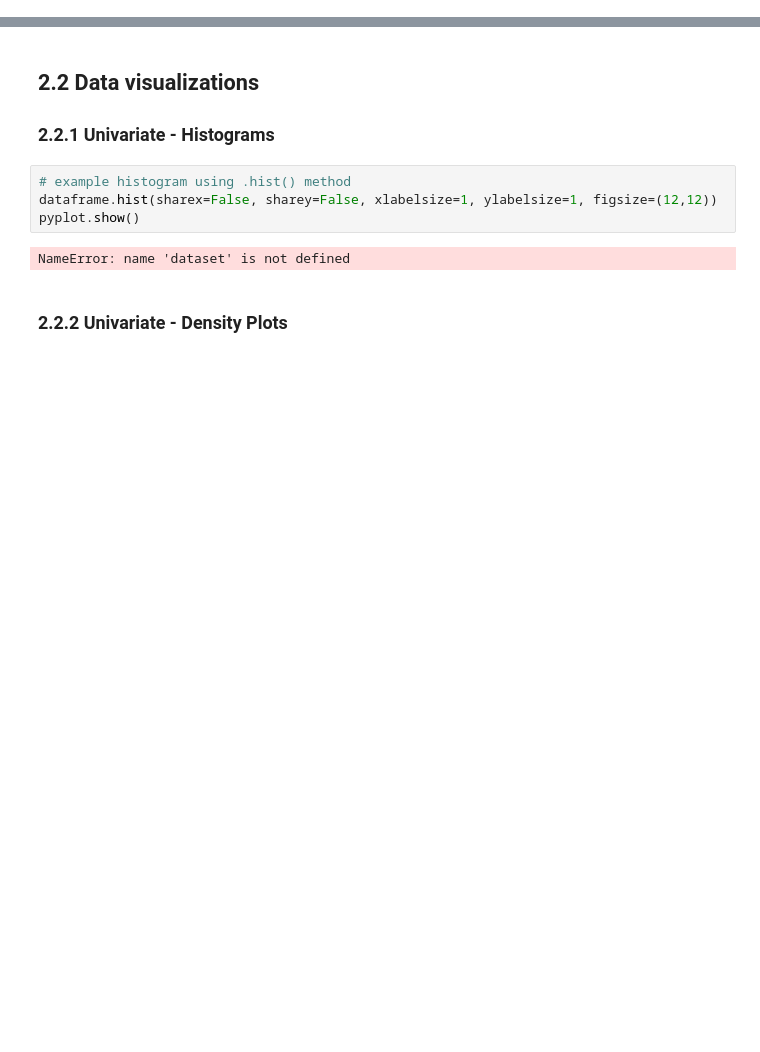
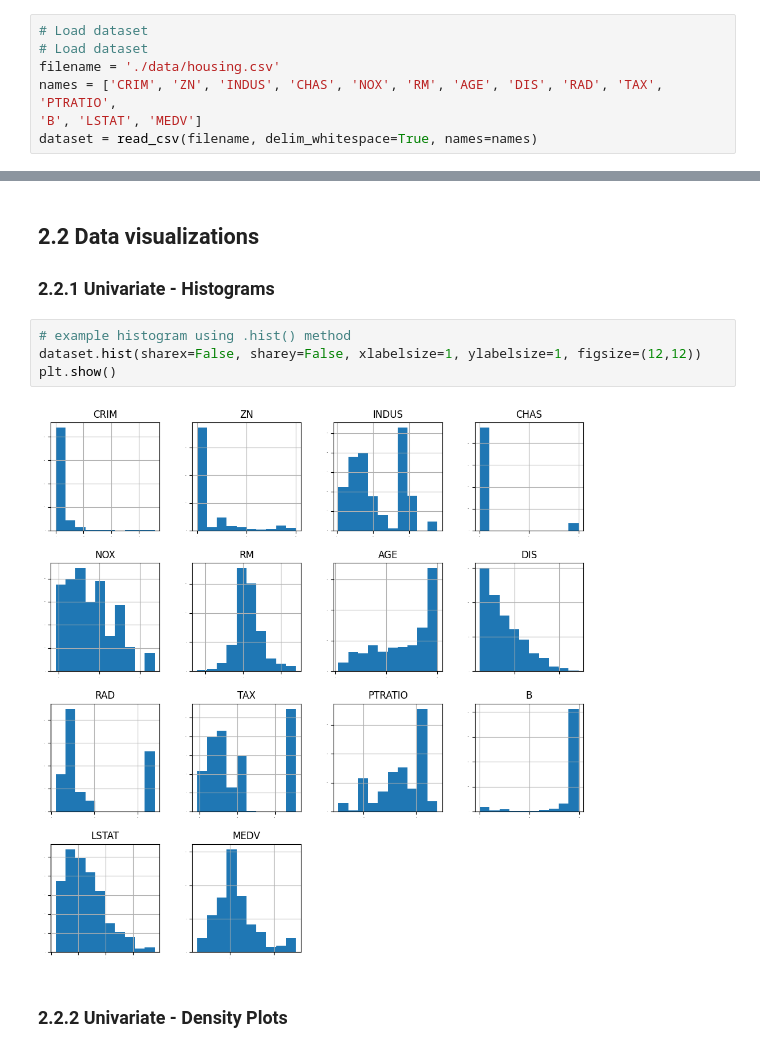
Before and after one commit to philmonaco/ml-notebook-templates, a Jupyter notebook: regression-template.ipynb, the cells around one changed output, grey strips where cells are left out. Cells and saved outputs as stored; diff of their text form; blank space fills up the shorter version.

Commit message:
add data directory and update regression template

```diff
--- a/regression-template.ipynb
+++ b/regression-template.ipynb
@@ -65,3 +81,10 @@
+# %%
+# Load dataset
+# Load dataset
+filename = './data/housing.csv'
+names = ['CRIM', 'ZN', 'INDUS', 'CHAS', 'NOX', 'RM', 'AGE', 'DIS', 'RAD', 'TAX', 'PTRATIO',
+'B', 'LSTAT', 'MEDV']
+dataset = read_csv(filename, delim_whitespace=True, names=names)
 # %% [markdown]
 # 2. Summarize Data
 ## 2.1 Descriptive statistics
@@ -93,10 +204,10 @@
 ### 2.2.1 Univariate - Histograms
 # %%
 # example histogram using .hist() method
-dataframe.hist(sharex=False, sharey=False, xlabelsize=1, ylabelsize=1, figsize=(12,12))
-pyplot.show()
+dataset.hist(sharex=False, sharey=False, xlabelsize=1, ylabelsize=1, figsize=(12,12))
+plt.show()
 # %% [output]
-NameError: name 'dataset' is not defined
+[figure, added]
 # %% [markdown]
 ### 2.2.2 Univariate - Density Plots
 # %%
```
Also changed, not shown: parts of 72 cells of this notebook, 1 other file.
